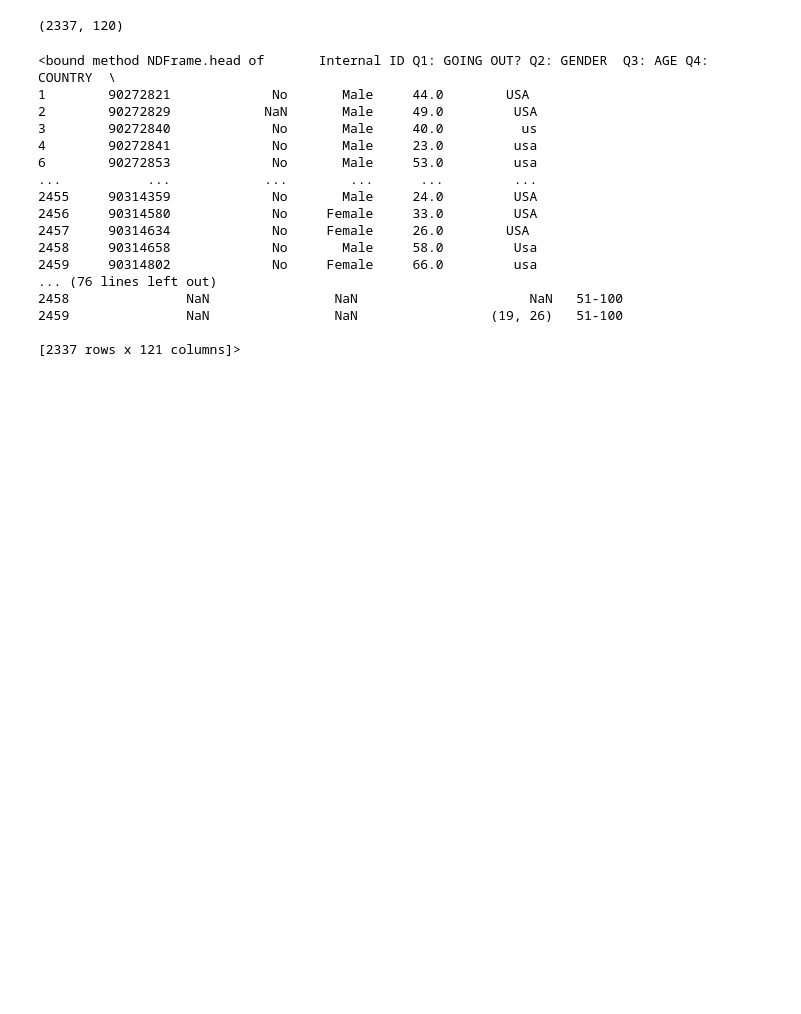
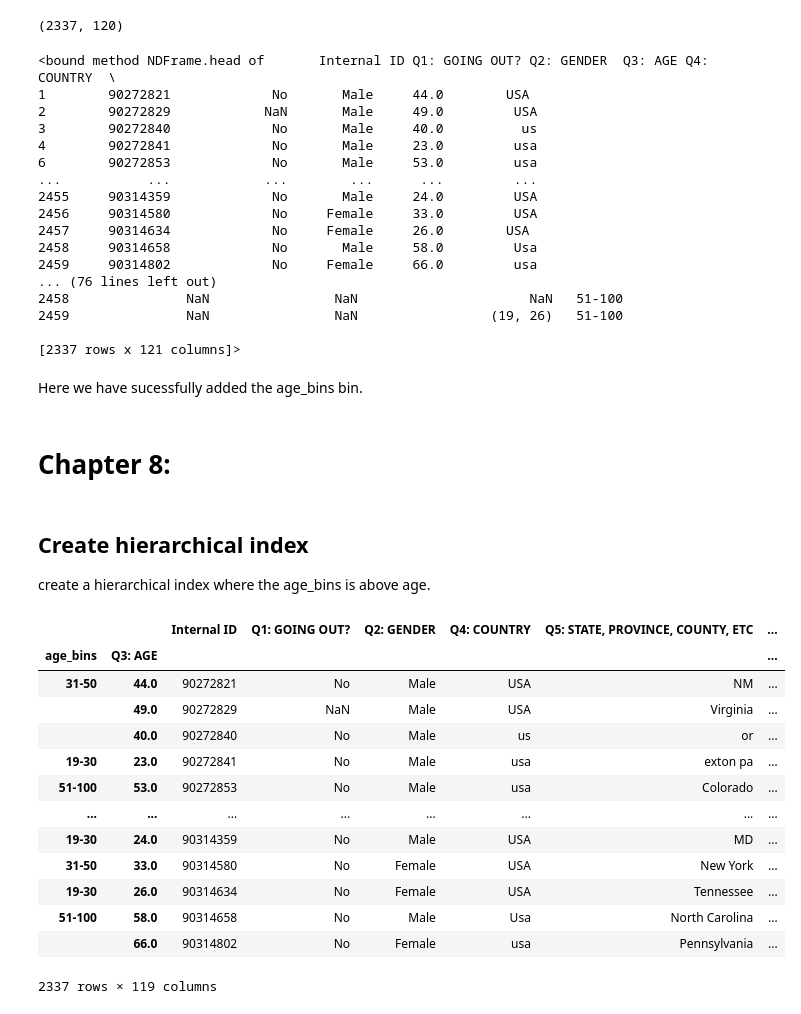
Before and after one commit to Matt-Heinen/DSC-540, a Jupyter notebook: Heinen_DSC540_Weeks_5&6.ipynb, the cells around one changed output. Saved outputs shown, nothing was run; the diff lists cells and outputs as text; code cells hidden in the pictures; blank space fills up the shorter version.

```diff
--- a/Heinen_DSC540_Weeks_5&6.ipynb
+++ b/Heinen_DSC540_Weeks_5&6.ipynb
@@ -158,0 +157,29 @@ Here we have sucessfully added the age_bins bin.
+# %% [markdown]
+Here we have sucessfully added the age_bins bin.
+# %% [markdown]
+# Chapter 8:
+# %% [markdown]
+## Create hierarchical index
+
+create a hierarchical index where the age_bins is above age.
+# %%
+# Use swap level to create index.
+
+candy.set_index(['age_bins', 'Q3: AGE'], inplace=True)
+
+candy
+# %% [output]
+|  |  | Internal ID | Q1: GOING OUT? | Q2: GENDER | Q4: COUNTRY | Q5: STATE, PROVINCE, COUNTY, ETC | ... |
+| age_bins | Q3: AGE |  |  |  |  |  | ... |
+| 31-50 | 44.0 | 90272821 | No | Male | USA | NM | ... |
+|  | 49.0 | 90272829 | NaN | Male | USA | Virginia | ... |
+|  | 40.0 | 90272840 | No | Male | us | or | ... |
+| 19-30 | 23.0 | 90272841 | No | Male | usa | exton pa | ... |
+| 51-100 | 53.0 | 90272853 | No | Male | usa | Colorado | ... |
+| ... | ... | ... | ... | ... | ... | ... | ... |
+| 19-30 | 24.0 | 90314359 | No | Male | USA | MD | ... |
+| 31-50 | 33.0 | 90314580 | No | Female | USA | New York | ... |
+| 19-30 | 26.0 | 90314634 | No | Female | USA | Tennessee | ... |
+| 51-100 | 58.0 | 90314658 | No | Male | Usa | North Carolina | ... |
+|  | 66.0 | 90314802 | No | Female | usa | Pennsylvania | ... |
+2337 rows × 119 columns
```
Also changed, not shown: parts of 5 cells of this notebook.
